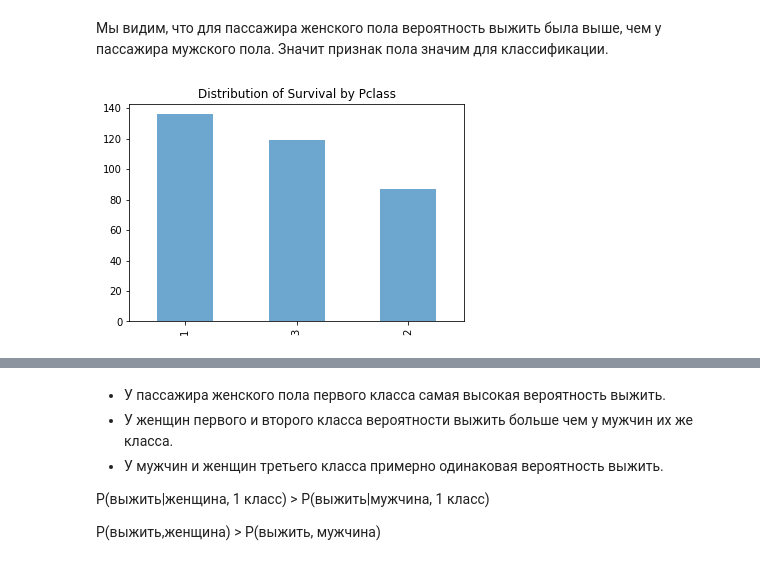
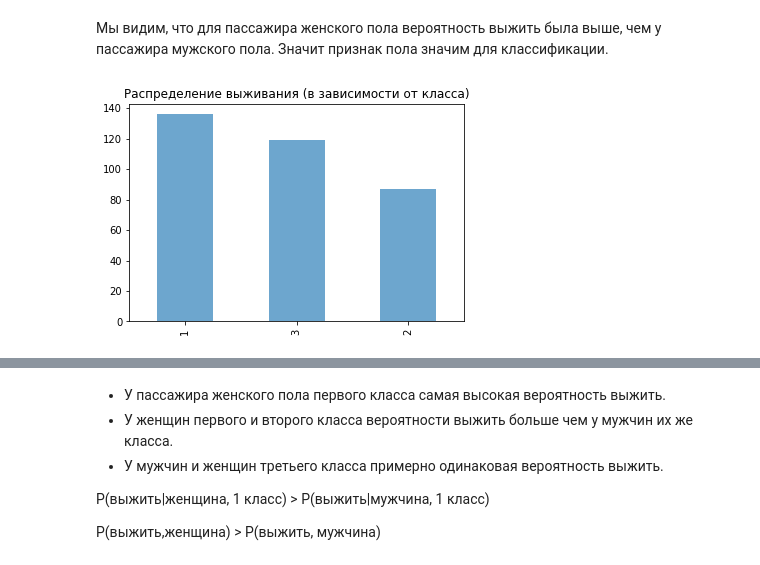
Before and after one commit to Shakurova/ML_course, a Jupyter notebook: hw1/Trees Homework.ipynb, the cells around one changed output, grey strips where cells are left out. Cells and saved outputs as stored; diff of their text form; code cells hidden in the pictures.

```diff
--- a/hw1/Trees Homework.ipynb
+++ b/hw1/Trees Homework.ipynb
@@ -57,8 +71,8 @@ plt.show()
 # %%
 # Pclass
 df_pclass_survived = df.Pclass[df.Survived == 1].value_counts()
 df_pclass_survived.plot(kind='bar', alpha=alpha_level)
-plt.title("Distribution of Survival by Pclass")
+plt.title("Распределение выживания (в зависимости от класса)")
 plt.show()
 # %% [output]
-[figure, old version]
+[figure, new version]
```
Also changed, not shown: parts of 26 cells of this notebook.
